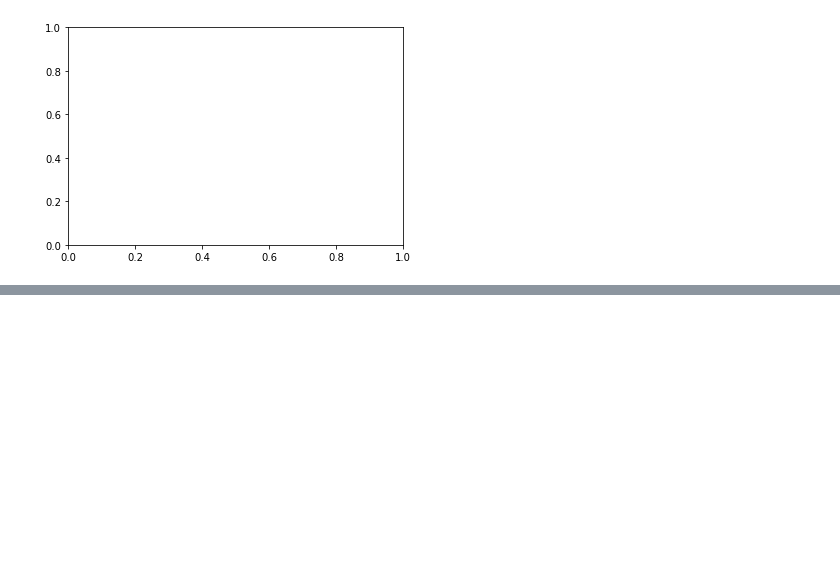
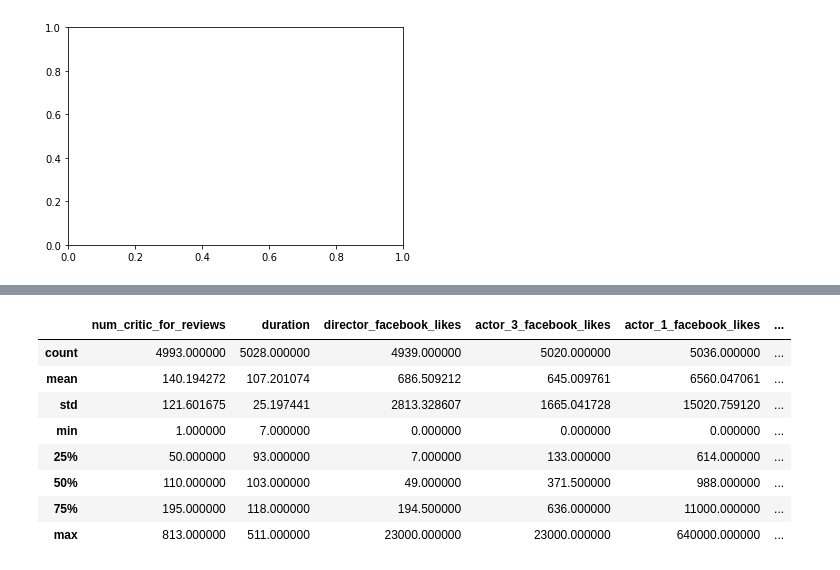
Before and after one commit to rahulponnusamyofficial/databeat-task, a Jupyter notebook: Databeat AI/ML/Machine Learning.ipynb, the cells around one changed output, grey strips where cells are left out. Saved outputs shown, nothing was run; the diff lists cells and outputs as text; code cells hidden in the pictures; blank space fills up the shorter version.

```diff
--- a/Databeat AI/ML/Machine Learning.ipynb
+++ b/Databeat AI/ML/Machine Learning.ipynb
@@ -146,0 +212,12 @@ ValueError: x and y must be the same size
+# %%
+df.describe()
+# %% [output]
+|  | num_critic_for_reviews | duration | director_facebook_likes | actor_3_facebook_likes | actor_1_facebook_likes | ... |
+| count | 4993.000000 | 5028.000000 | 4939.000000 | 5020.000000 | 5036.000000 | ... |
+| mean | 140.194272 | 107.201074 | 686.509212 | 645.009761 | 6560.047061 | ... |
+| std | 121.601675 | 25.197441 | 2813.328607 | 1665.041728 | 15020.759120 | ... |
+| min | 1.000000 | 7.000000 | 0.000000 | 0.000000 | 0.000000 | ... |
+| 25% | 50.000000 | 93.000000 | 7.000000 | 133.000000 | 614.000000 | ... |
+| 50% | 110.000000 | 103.000000 | 49.000000 | 371.500000 | 988.000000 | ... |
+| 75% | 195.000000 | 118.000000 | 194.500000 | 636.000000 | 11000.000000 | ... |
+| max | 813.000000 | 511.000000 | 23000.000000 | 23000.000000 | 640000.000000 | ... |
```
Also changed, not shown: parts of 13 cells of this notebook, 1 other file.
